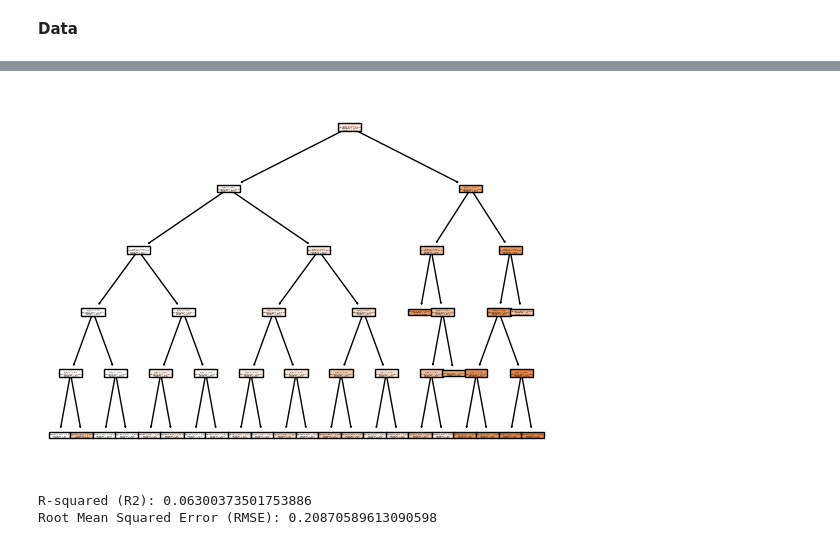
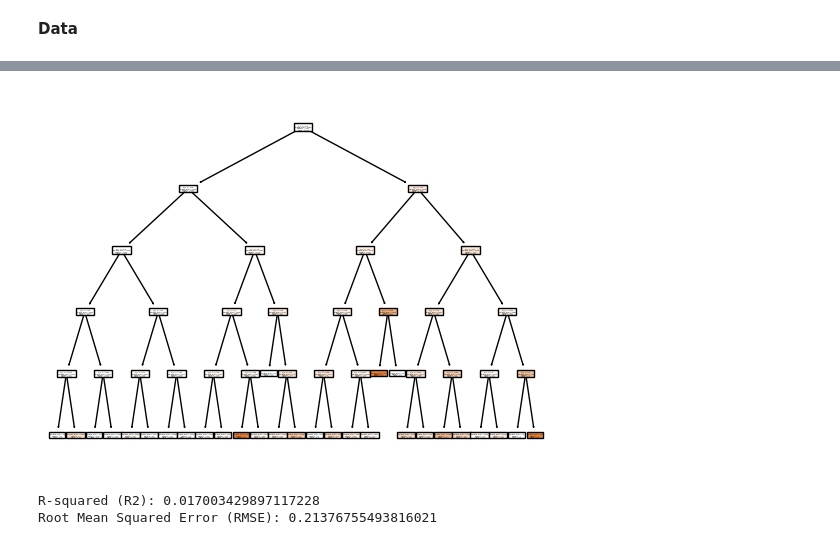
Before and after one commit to DS3001/group3, a Jupyter notebook: Project2.ipynb, the cells around one changed output, grey strips where cells are left out. Saved outputs shown, nothing was run; the diff lists cells and outputs as text; code cells hidden in the pictures.

Commit message:
Cleaned gender and tried a few tree models

```diff
--- a/Project2.ipynb
+++ b/Project2.ipynb
@@ -21,7 +15,6 @@ df_test = pd.read_csv('./group3/project_2/data/testing_data.csv')
 df_train = df_train.drop(['ever_married', 'id', 'Unnamed: 0'], axis=1)
 df_test = df_test.drop(['ever_married', 'id', 'Unnamed: 0'], axis=1)
 
-
 y_train = df_train['stroke']
 X_train = df_train.drop('stroke',axis=1)
 y_test = df_test['stroke']
@@ -29,4 +22,4 @@ X_test = df_test.drop('stroke',axis=1)
 
 X_train['bmi'] = X_train['bmi'].fillna(X_train['bmi'].mean())
 X_test['bmi'] = X_test['bmi'].fillna(X_test['bmi'].mean())
-df_train.head()
+X_train.loc[X_train['gender']=='Other','gender'] = 'Male'
@@ -40,38 +26,49 @@ df_train.head()
 # %%
 #Tree Model
 from sklearn.model_selection import train_test_split
 from sklearn import tree
 from sklearn.tree import DecisionTreeClassifier
 from sklearn.metrics import r2_score, mean_squared_error
 import matplotlib.pyplot as plt
 
-X_train = X_train.loc[:,['age'] ]
-X_test = X_test.loc[:,['age'] ]
+# X_train = X_train.loc[:,['stroke'] ]
+# X_test = X_test.loc[:,['stroke'] ]
+
+continuous = X_train[['bmi','age']]
+continuous_test = X_test[['bmi','age']]
+
+
+X_train = pd.get_dummies(X_train[['hypertension','heart_disease',]])
+X_test = pd.get_dummies(X_test[['hypertension','heart_disease']])
+
+X_train = pd.concat([continuous,X_train],axis=1)
+X_test = pd.concat([continuous_test,X_test],axis=1)
+
 
 y_train = df_train['stroke']
 
 model = tree.DecisionTreeRegressor(max_depth=5)
 cart = model.fit(X_train, y_train)
 
 # Plot the tree
 tree.plot_tree(cart, filled=True)
 plt.show()
 
 # Make predictions on the test set
 y_pred = cart.predict(X_test)
 
 # Calculate R-squared (R2)
 r2 = r2_score(y_test, y_pred)
 
 # Calculate Root Mean Squared Error (RMSE)
 rmse = mean_squared_error(y_test, y_pred, squared=False)
 
 print("R-squared (R2):", r2)
 print("Root Mean Squared Error (RMSE):", rmse)
 # %% [output]
-[figure, old version]
+[figure, new version]
-R-squared (R2): 0.06300373501753886
-Root Mean Squared Error (RMSE): 0.20870589613090598
+R-squared (R2): 0.017003429897117228
+Root Mean Squared Error (RMSE): 0.21376755493816021
 # %%
 ## Linear Model
 from sklearn.linear_model import LinearRegression # Import linear regression model
```
Also changed, not shown: parts of 2 cells of this notebook.
